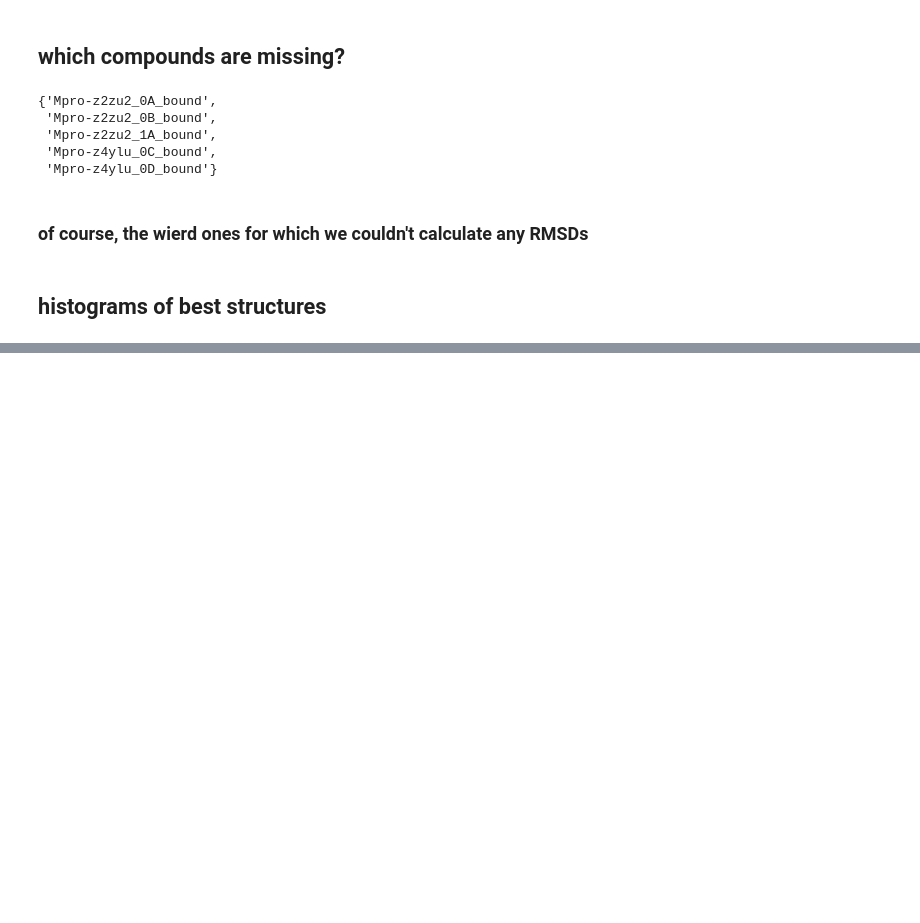
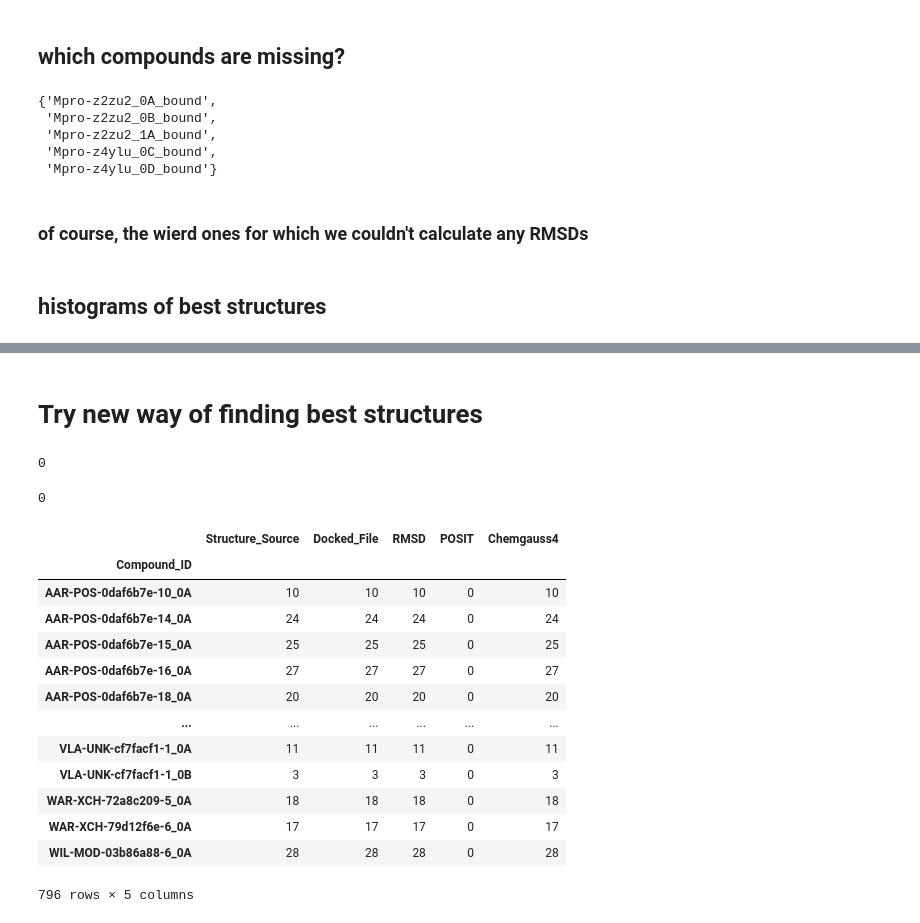
Before and after one commit to asapdiscovery/asapdiscovery, a Jupyter notebook: notebook/analyze-mers-docking-with-api.ipynb, the cells around one changed output, grey strips where cells are left out. Drawn from its saved outputs; the diff is of its cells as text; code cells hidden in the pictures; blank space fills up the shorter version.

```diff
--- a/notebook/analyze-mers-docking-with-api.ipynb
+++ b/notebook/analyze-mers-docking-with-api.ipynb
@@ -249,3 +249,32 @@ for score in ["RMSD", "Chemgauss4"]:
 # %% [output]
 [interactive output not drawn]
 [interactive output not drawn]
+# %% [markdown]
+# Try new way of finding best structures
+# %%
+sum(dr.df[dr.df.RMSD<2.5].groupby("Compound_ID").count()["Structure_Source"] == 0)
+# %% [output]
+0
+# %%
+sum(dr.df[(dr.df.RMSD<2.5) & (dr.df.Chemgauss4<0)].groupby("Compound_ID").count()["Structure_Source"] == 0)
+# %% [output]
+0
+# %%
+filtered_df = dr.df[(dr.df.RMSD<2.5)].groupby("Compound_ID").count()
+# %%
+filtered_df
+# %% [output]
+|  | Structure_Source | Docked_File | RMSD | POSIT | Chemgauss4 |
+| Compound_ID |  |  |  |  |  |
+| AAR-POS-0daf6b7e-10_0A | 10 | 10 | 10 | 0 | 10 |
+| AAR-POS-0daf6b7e-14_0A | 24 | 24 | 24 | 0 | 24 |
+| AAR-POS-0daf6b7e-15_0A | 25 | 25 | 25 | 0 | 25 |
+| AAR-POS-0daf6b7e-16_0A | 27 | 27 | 27 | 0 | 27 |
+| AAR-POS-0daf6b7e-18_0A | 20 | 20 | 20 | 0 | 20 |
+| ... | ... | ... | ... | ... | ... |
+| VLA-UNK-cf7facf1-1_0A | 11 | 11 | 11 | 0 | 11 |
+| VLA-UNK-cf7facf1-1_0B | 3 | 3 | 3 | 0 | 3 |
+| WAR-XCH-72a8c209-5_0A | 18 | 18 | 18 | 0 | 18 |
+| WAR-XCH-79d12f6e-6_0A | 17 | 17 | 17 | 0 | 17 |
+| WIL-MOD-03b86a88-6_0A | 28 | 28 | 28 | 0 | 28 |
+796 rows × 5 columns
```
Also changed, not shown: parts of 18 cells of this notebook, 1 other file.
